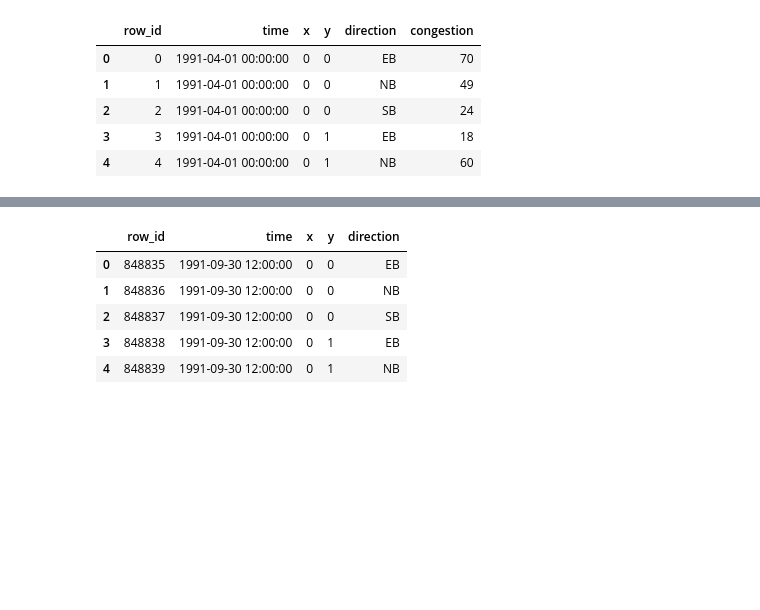
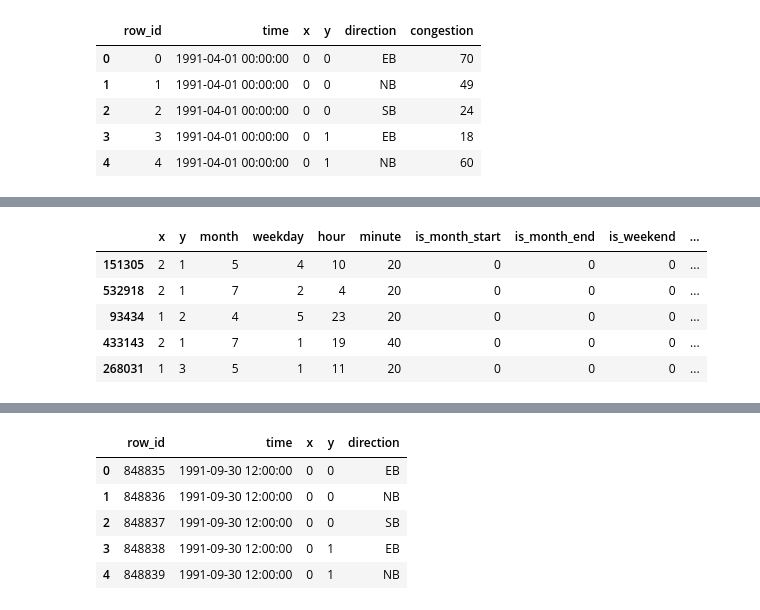
Before and after one commit to Nur988/Kaggle-notebooks, a Jupyter notebook: traffic-congestion-xgboost.ipynb, the cells around one changed output, grey strips where cells are left out. Saved outputs shown, nothing was run; the diff lists cells and outputs as text; code cells hidden in the pictures; blank space fills up the shorter version.

```diff
--- a/traffic-congestion-xgboost.ipynb
+++ b/traffic-congestion-xgboost.ipynb
@@ -87,4 +111,15 @@ X=train_df.drop('congestion',axis=1)
 Y=train_df.congestion.values
+# %%
+X_train,X_valid,Y_train,Y_valid=train_test_split(X,Y,test_size=0.3)
+# %%
+X_train.head()
+# %% [output]
+|  | x | y | month | weekday | hour | minute | is_month_start | is_month_end | is_weekend | ... |
+| 151305 | 2 | 1 | 5 | 4 | 10 | 20 | 0 | 0 | 0 | ... |
+| 532918 | 2 | 1 | 7 | 2 | 4 | 20 | 0 | 0 | 0 | ... |
+| 93434 | 1 | 2 | 4 | 5 | 23 | 20 | 0 | 0 | 0 | ... |
+| 433143 | 2 | 1 | 7 | 1 | 19 | 40 | 0 | 0 | 0 | ... |
+| 268031 | 1 | 3 | 5 | 1 | 11 | 20 | 0 | 0 | 0 | ... |
 # %%
 X.head()
 # %% [output]
```
Also changed, not shown: parts of 14 cells of this notebook.
